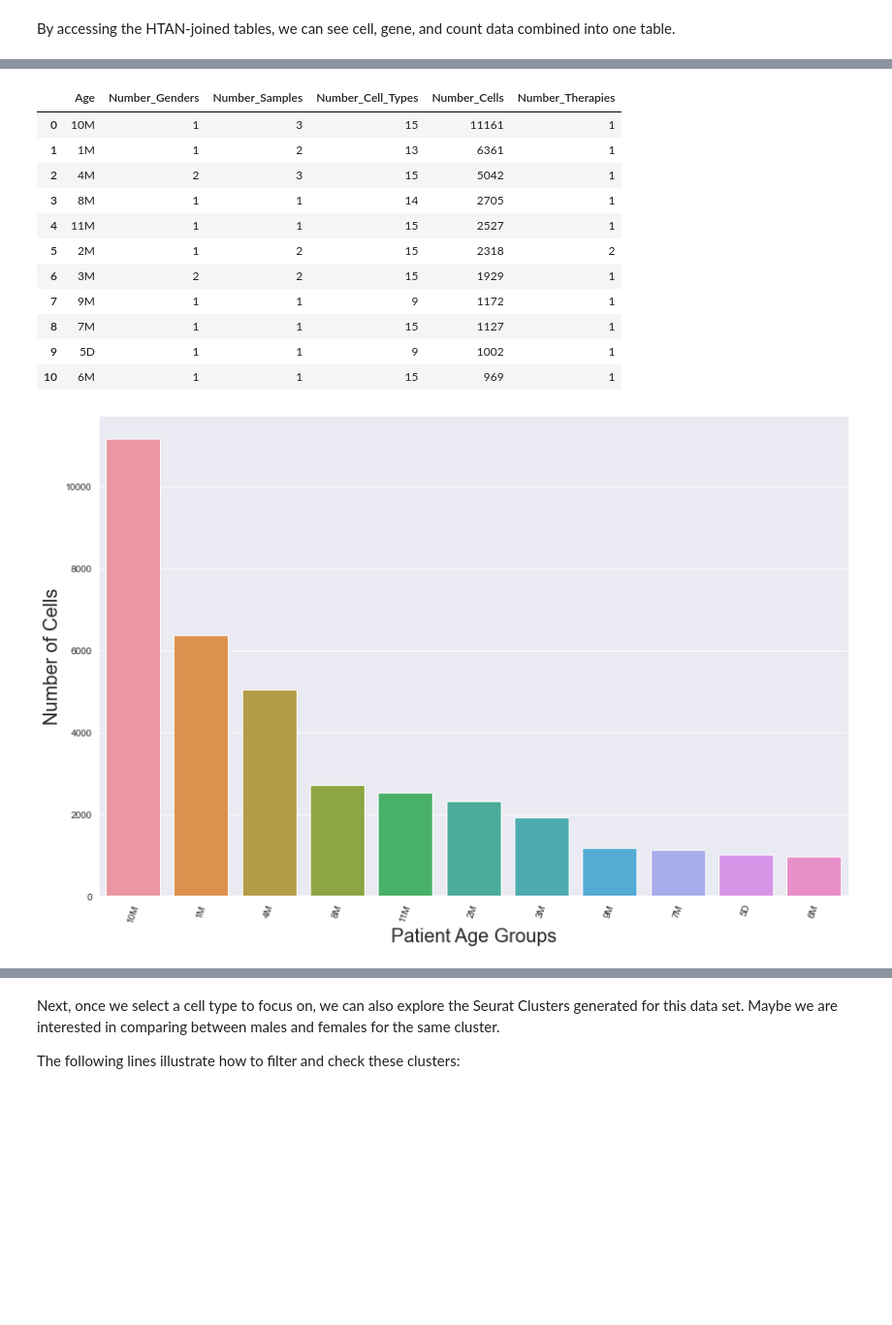
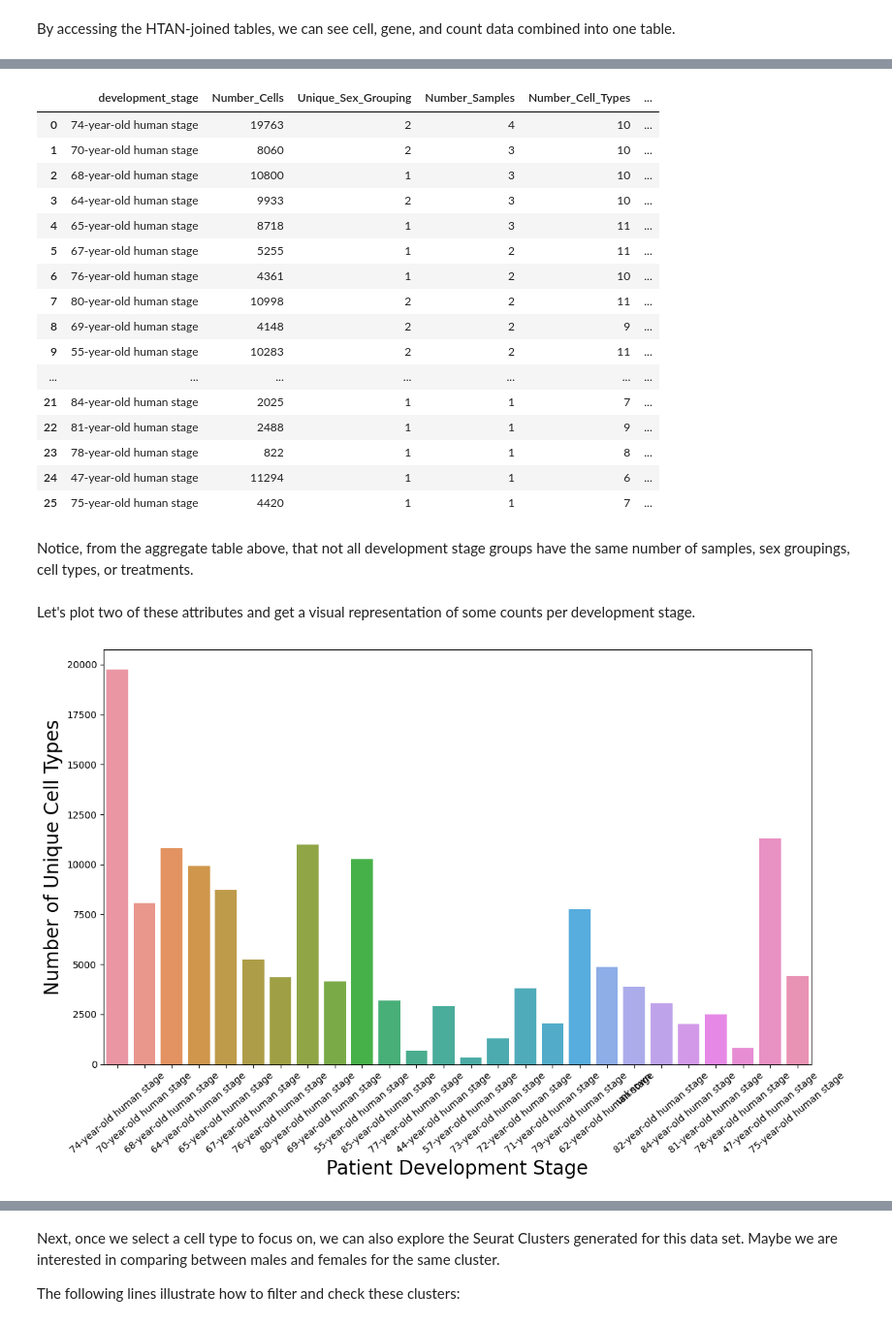
Before and after one commit to isb-cgc/Community-Notebooks, a Jupyter notebook: HTAN/Python Notebooks/Investigating_Single_Cell_HTAN_Data.ipynb, the cells around one changed output, grey strips where cells are left out. Shown at 97% size. Drawn from its saved outputs; the diff is of its cells as text; code cells hidden in the pictures; blank space fills up the shorter version.

Commit message:
Update singe cell notebook
Fix dead table.

```diff
--- a/HTAN/Python Notebooks/Investigating_Single_Cell_HTAN_Data.ipynb
+++ b/HTAN/Python Notebooks/Investigating_Single_Cell_HTAN_Data.ipynb
@@ -70,7 +89,7 @@ auth.authenticate_user()
 # %%
 ## Setup ##
 # set the google project that will be referenced for this notebook's computations
-google_project = 'your-project'
+google_project = 'my-project'
 
 # Create a client to access the data within BigQuery
 client = bigquery.Client(google_project)
@@ -87,41 +106,49 @@ Here we start with age groups:
 # %%
-
 df1 = client.query("""
   SELECT
-    Age,
-    count(distinct(gender)) Number_Genders,
-    count(distinct(Sample)) Number_Samples,
-    count(distinct(Cell_Type)) Number_Cell_Types,
-    count(distinct(Cell_Name)) Number_Cells,
-    count(distinct(Therapy)) Number_Therapies
+    development_stage,
+    count(distinct(iObs)) Number_Cells,
+    count(distinct(sex)) Unique_Sex_Grouping,
+    count(distinct(donor_id)) Number_Samples,
+    count(distinct(cell_type)) Number_Cell_Types,
+    count(distinct(treatment)) Number_Therapies
   FROM
-    `isb-cgc-bq.HTAN.scRNAseq_CHOP_seurat_integrated_18MLLr_normal_final_rename_current`
+  `isb-cgc-bq.HTAN.scRNAseq_MSK_SCLC_combined_samples_current`
   GROUP BY 1
-  ORDER BY Number_Cells DESC # ASC # or DESC
+  ORDER BY Number_Samples DESC # ASC # or DESC
     """).result().to_dataframe()
 
 df1
 # %% [output]
-|  | Age | Number_Genders | Number_Samples | Number_Cell_Types | Number_Cells | Number_Therapies |
-| 0 | 10M | 1 | 3 | 15 | 11161 | 1 |
-| 1 | 1M | 1 | 2 | 13 | 6361 | 1 |
-| 2 | 4M | 2 | 3 | 15 | 5042 | 1 |
-| 3 | 8M | 1 | 1 | 14 | 2705 | 1 |
-| 4 | 11M | 1 | 1 | 15 | 2527 | 1 |
-| 5 | 2M | 1 | 2 | 15 | 2318 | 2 |
-| 6 | 3M | 2 | 2 | 15 | 1929 | 1 |
-| 7 | 9M | 1 | 1 | 9 | 1172 | 1 |
-| 8 | 7M | 1 | 1 | 15 | 1127 | 1 |
-| 9 | 5D | 1 | 1 | 9 | 1002 | 1 |
-| 10 | 6M | 1 | 1 | 15 | 969 | 1 |
+|  | development_stage | Number_Cells | Unique_Sex_Grouping | Number_Samples | Number_Cell_Types | ... |
+| 0 | 74-year-old human stage | 19763 | 2 | 4 | 10 | ... |
+| 1 | 70-year-old human stage | 8060 | 2 | 3 | 10 | ... |
+| 2 | 68-year-old human stage | 10800 | 1 | 3 | 10 | ... |
+| 3 | 64-year-old human stage | 9933 | 2 | 3 | 10 | ... |
+| 4 | 65-year-old human stage | 8718 | 1 | 3 | 11 | ... |
+| 5 | 67-year-old human stage | 5255 | 1 | 2 | 11 | ... |
+| 6 | 76-year-old human stage | 4361 | 1 | 2 | 10 | ... |
+| 7 | 80-year-old human stage | 10998 | 2 | 2 | 11 | ... |
+| 8 | 69-year-old human stage | 4148 | 2 | 2 | 9 | ... |
+| 9 | 55-year-old human stage | 10283 | 2 | 2 | 11 | ... |
+| ... | ... | ... | ... | ... | ... | ... |
+| 21 | 84-year-old human stage | 2025 | 1 | 1 | 7 | ... |
+| 22 | 81-year-old human stage | 2488 | 1 | 1 | 9 | ... |
+| 23 | 78-year-old human stage | 822 | 1 | 1 | 8 | ... |
+| 24 | 47-year-old human stage | 11294 | 1 | 1 | 6 | ... |
+| 25 | 75-year-old human stage | 4420 | 1 | 1 | 7 | ... |
+# %% [markdown]
+Notice, from the aggregate table above, that not all development stage groups have the same number of samples, sex groupings, cell types, or treatments.
+# %% [markdown]
+Let's plot two of these attributes and get a visual representation of some counts per development stage.
 # %%
 plt.rcParams['figure.figsize'] = [12, 8]
 
-p = sns.barplot(x=df1.Age, y=df1.Number_Cells)
-p.set_xlabel("Patient Age Groups", fontsize = 20)
-p.set_ylabel("Number of Cells", fontsize = 20)
-plt.xticks(rotation=70)
+p = sns.barplot(x=df1.development_stage, y=df1.Number_Cells)
+p.set_xlabel("Patient Development Stage", fontsize = 20)
+p.set_ylabel("Number of Unique Cell Types", fontsize = 20)
+plt.xticks(rotation=40)
 plt.tight_layout()
 # %% [output]
-[figure, old version]
+[figure, new version]
 # %% [markdown]
```
Also changed, not shown: parts of 18 cells of this notebook.
